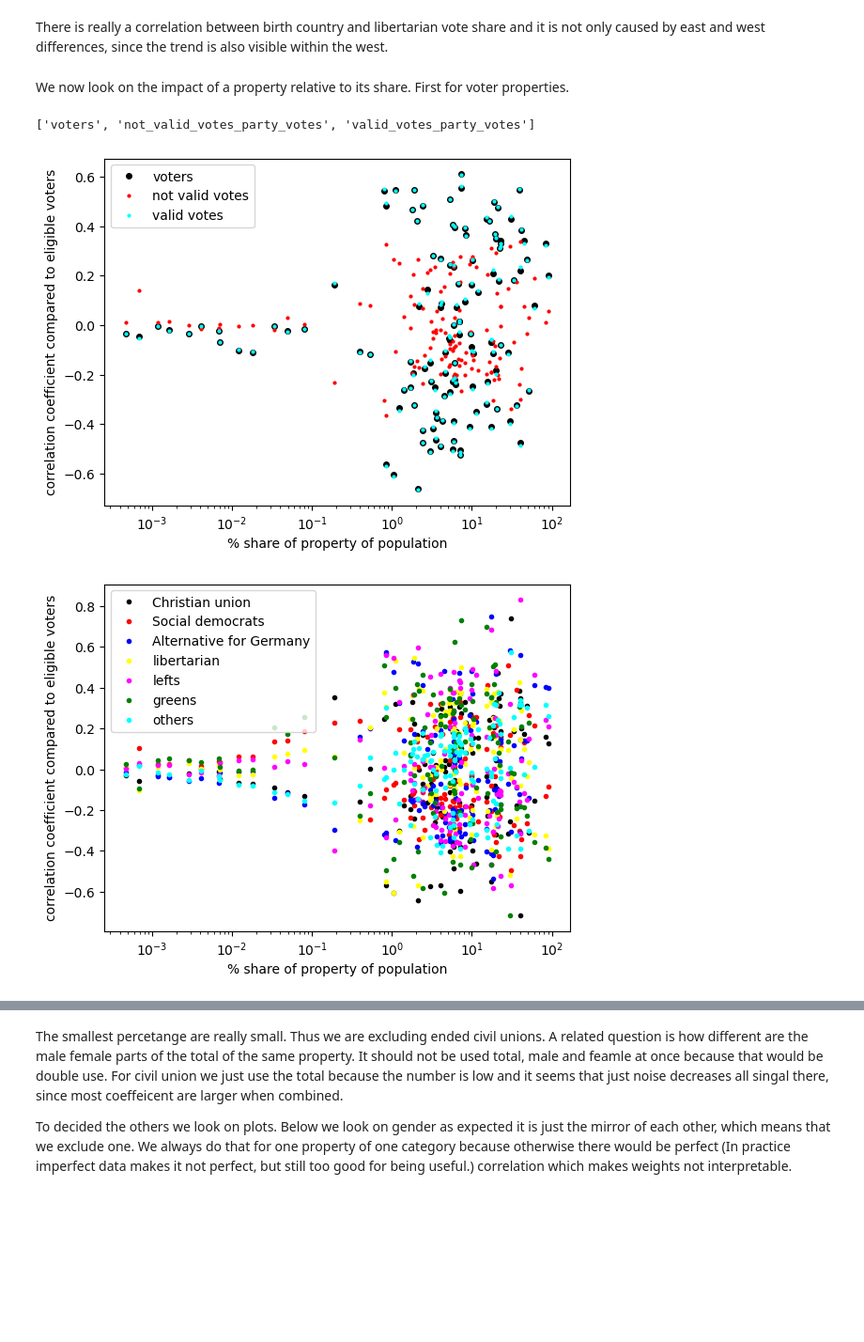
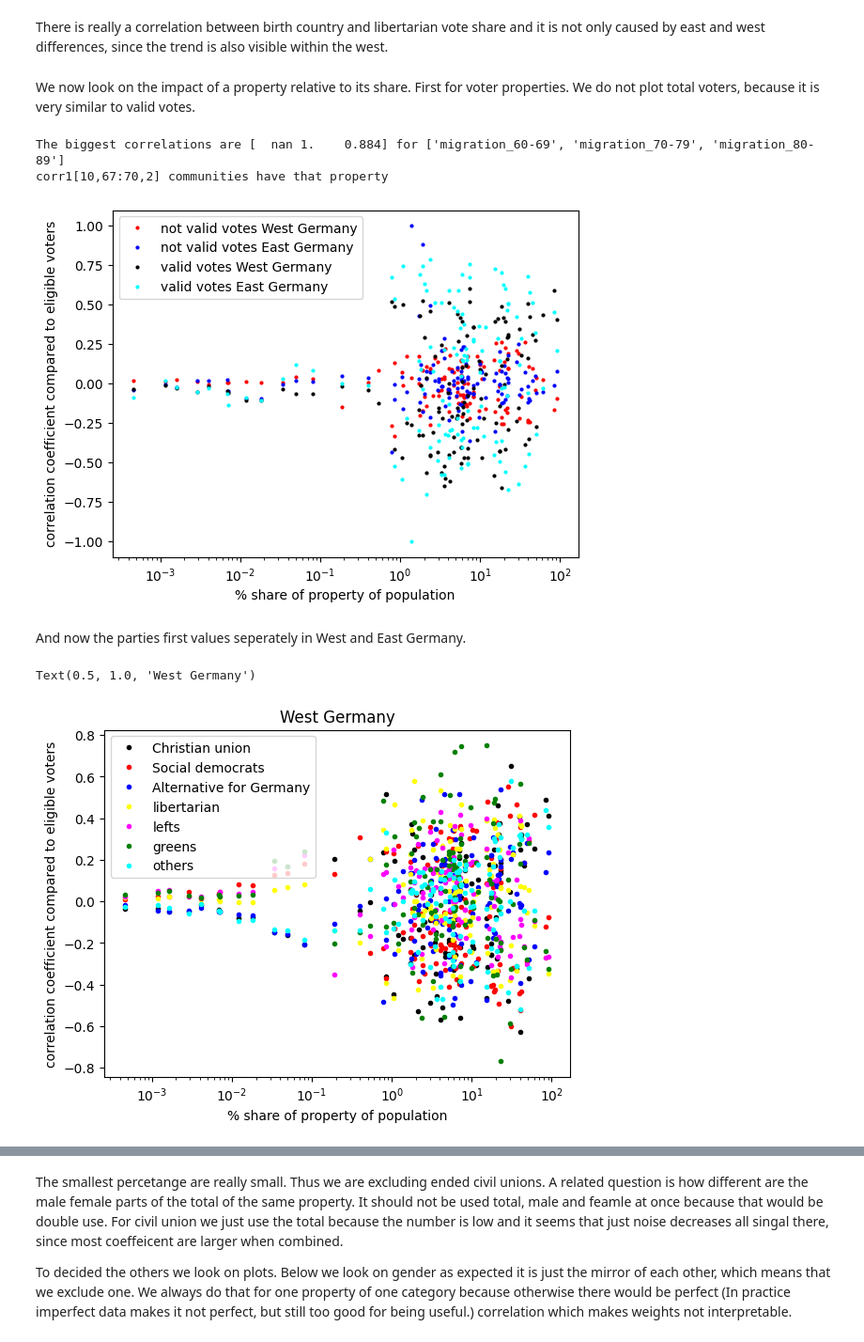
Before and after one commit to tkfritz/Germany-election, a Jupyter notebook: germany_linear.ipynb, the cells around one changed output, grey strips where cells are left out. Shown at 94% size. Cells and saved outputs as stored; diff of their text form; code cells hidden in the pictures; blank space fills up the shorter version.

```diff
--- a/germany_linear.ipynb
+++ b/germany_linear.ipynb
@@ -1193,12 +1273,12 @@ That includes marital status data, age data, citizen data and religion data. It
 # %% [markdown]
 We now add in addition properties above 123, excluding the same types of information. We also exclude categories where the information is avaibale for less than 200 communities.
 # %%
-pop2=np.zeros((3,125))
-pop2[2]=np.arange(0,125,1)
+pop2=np.zeros((3,122))
+pop2[2]=np.arange(0,122,1)
 listg1b=listg1.copy()
 pop2[0,0:57]=pop[0,0:57]
 #to exclude properties are
-listex=['branch_nan','migration_background_all','migration_all_years','migration_56-59','migration_year_nan','migration_regions_nan','employment_status_all','employment_status_male','employment_status_female','profession_status_all','helpers_family','profession_all','agriculture_trained','soldier','branches','in_education_level_total','in_education_primary','in_education_secondary1','in_education_secondary2','in_education_school_form_total','in_education_elementary','in_education_secondary_basic','in_education_secondary_middle','in_education_grammar','in_education_secondary_general','in_education_school_other','profession_education_total','not_and_not_yet_educated','educated_school_15_and_older','school_time_not_finished','middle_secondary','in_grammar_school']
+listex=['branch_nan','migration_background_all','migration_all_years','migration_56-59','migration_year_nan','migration_regions_nan','employment_status_all','employment_status_male','employment_status_female','profession_status_all','helpers_family','profession_all','agriculture_trained','soldier','branches','in_education_level_total','in_education_primary','in_education_secondary1','in_education_secondary2','in_education_school_form_total','in_education_elementary','in_education_secondary_basic','in_education_secondary_middle','in_education_grammar','in_education_secondary_general','in_education_school_other','profession_education_total','not_and_not_yet_educated','educated_school_15_and_older','school_time_not_finished','middle_secondary','in_grammar_school','other_services','sale_car_repaing_dining_traffic_communication','production']
 print(len(listex))
 c2=0
 for i in range (123, len(column_names)):
@@ -1242,9 +1322,9 @@ We are now calculating the correlation for all of them and the votes of the 6 ma
 We add all other parties together to be able to look also on them.
 # %%
 #We get other parties total by using valid votes minus main parties, since requires less operation than adding up all others
-comb1.loc[:,'others_party_votes']=comb1.loc[:,'valid_votes_party_votes']-comb1.loc[:,'christian_unions_party_votes']-comb1.loc[:,'social_democrats_party_votes']-comb1.loc[:,'alternative_for_germany_party_votes']-comb1.loc[:,'libertarians_party_votes']-comb1.loc[:,'greens_party_votes']-comb1.loc[:,'lefts_party_votes']
-comb1.loc[:,'others_person_votes']=comb1.loc[:,'valid_votes_person_votes']-comb1.loc[:,'christian_unions_person_votes']-comb1.loc[:,'social_democrats_person_votes']-comb1.loc[:,'alternative_for_germany_person_votes']-comb1.loc[:,'libertarians_person_votes']-comb1.loc[:,'greens_person_votes']-comb1.loc[:,'lefts_person_votes']
+comb1.loc[:,'others_party_votes']=comb1.loc[:,'valid_party_votes']-comb1.loc[:,'christian_unions_party_votes']-comb1.loc[:,'social_democrats_party_votes']-comb1.loc[:,'alternative_for_germany_party_votes']-comb1.loc[:,'libertarians_party_votes']-comb1.loc[:,'greens_party_votes']-comb1.loc[:,'lefts_party_votes']
+comb1.loc[:,'others_person_votes']=comb1.loc[:,'valid_person_votes']-comb1.loc[:,'christian_unions_person_votes']-comb1.loc[:,'social_democrats_person_votes']-comb1.loc[:,'alternative_for_germany_person_votes']-comb1.loc[:,'libertarians_person_votes']-comb1.loc[:,'greens_person_votes']-comb1.loc[:,'lefts_person_votes']
 
-sel2.loc[:,'others_person_votes']=sel2.loc[:,'valid_votes_person_votes']-sel2.loc[:,'christian_unions_person_votes']-sel2.loc[:,'social_democrats_person_votes']-sel2.loc[:,'alternative_for_germany_person_votes']-sel2.loc[:,'libertarians_person_votes']-sel2.loc[:,'greens_person_votes']-sel2.loc[:,'lefts_person_votes']
-sel2.loc[:,'others_party_votes']=sel2.loc[:,'valid_votes_party_votes']-sel2.loc[:,'christian_unions_party_votes']-sel2.loc[:,'social_democrats_party_votes']-sel2.loc[:,'alternative_for_germany_party_votes']-sel2.loc[:,'libertarians_party_votes']-sel2.loc[:,'greens_party_votes']-sel2.loc[:,'lefts_party_votes']
+sel2.loc[:,'others_person_votes']=sel2.loc[:,'valid_person_votes']-sel2.loc[:,'christian_unions_person_votes']-sel2.loc[:,'social_democrats_person_votes']-sel2.loc[:,'alternative_for_germany_person_votes']-sel2.loc[:,'libertarians_person_votes']-sel2.loc[:,'greens_person_votes']-sel2.loc[:,'lefts_person_votes']
+sel2.loc[:,'others_party_votes']=sel2.loc[:,'valid_party_votes']-sel2.loc[:,'christian_unions_party_votes']-sel2.loc[:,'social_democrats_party_votes']-sel2.loc[:,'alternative_for_germany_party_votes']-sel2.loc[:,'libertarians_party_votes']-sel2.loc[:,'greens_party_votes']-sel2.loc[:,'lefts_party_votes']
 # %% [markdown]
@@ -1252,6 +1332,6 @@ We caluclate all correlations of the fractions relative to eligible voters. Thus
 # %%
 #list of the used parties and voters
-listp=['voters','not_valid_votes_party_votes','valid_votes_party_votes','christian_unions_party_votes','social_democrats_party_votes','alternative_for_germany_party_votes',
+listp=['voters','not_valid_party_votes','valid_party_votes','christian_unions_party_votes','social_democrats_party_votes','alternative_for_germany_party_votes',
 'libertarians_party_votes', 'lefts_party_votes','greens_party_votes','others_party_votes']
 print(listp)
 # %% [output]
@@ -1260,13 +1340,13 @@ print(listp)
 corr1=np.zeros((11,len(listg1b),3))
 
 for j in range(len(listg1b)):
-    print(j)
+    print(j, listg1b[j])
     sel=sel2[(comb1[listg1b[j]]>-0.5) & (comb1['qual_'+listg1b[j]]!=1)].copy()
     selw=sel2[(comb1[listg1b[j]]>-0.5) & (comb1['qual_'+listg1b[j]]!=1) & (comb1['unification']=='West')].copy()
     sele=sel2[(comb1[listg1b[j]]>-0.5) & (comb1['qual_'+listg1b[j]]!=1) & (comb1['unification']=='East')].copy()
-    corr1[i,10,0]=len(sel)
-    corr1[i,10,1]=len(selw)
-    corr1[i,10,2]=len(sele)
+    corr1[10,j,0]=len(sel)
+    corr1[10,j,1]=len(selw)
+    corr1[10,j,2]=len(sele)
     for i in range(10):
         s1=sel[listp[i]]/sel['eligible_voters']
         s2=sel[listg1b[j]]/sel['population']
@@ -1362,31 +1525,39 @@ The smallest absolute correlation is usually for properties which are rare like
 # %% [markdown]
 There is really a correlation between birth country and libertarian vote share and it is not only caused by east and west differences, since the trend is also visible within the west.
 # %% [markdown]
-We now look on the impact of a property relative to its share. First for voter properties.
+We now look on the impact of a property relative to its share. First for voter properties. We do not plot total voters, because it is very similar to valid votes.
 # %%
-print(listp[0:3])
-plt.plot(100*pop2[1],corr1[0],'o',ms=4,color='black',label='voters')
-plt.plot(100*pop2[1],corr1[1],'o',ms=2,color='red',label='not valid votes')
-plt.plot(100*pop2[1],corr1[2],'o',ms=2,color='cyan',label='valid votes')
+#is full german share not eats/west part share
+plt.plot(100*pop2[1],corr1[1,:,1],'o',ms=2,color='red',label='not valid votes West Germany')
+plt.plot(100*pop2[1],corr1[1,:,2],'o',ms=2,color='blue',label='not valid votes East Germany')
+plt.plot(100*pop2[1],corr1[2,:,1],'o',ms=2,color='black',label='valid votes West Germany')
+plt.plot(100*pop2[1],corr1[2,:,2],'o',ms=2,color='cyan',label='valid votes East Germany')
 plt.legend(loc="best")
 plt.xlabel("% share of property of population")
 plt.ylabel("correlation coefficient compared to eligible voters")
 plt.xscale("log")
 #plt.yscale("log")
+print(f"The biggest correlations are {np.round(corr1[1,67:70,2],3)} for {listg1b[67:70]}")
+print(f"corr1[10,67:70,2] communities have that property")
 # %% [output]
-['voters', 'not_valid_votes_party_votes', 'valid_votes_party_votes']
+The biggest correlations are [  nan 1.    0.884] for ['migration_60-69', 'migration_70-79', 'migration_80-89']
+corr1[10,67:70,2] communities have that property
-[figure, old version]
+[figure, new version]
+# %% [markdown]
+And now the parties first values seperately in West and East Germany.
 # %%
-plt.plot(100*pop2[1],(corr1[3]),'o',ms=3,color='black',label='Christian union')
-plt.plot(100*pop2[1],(corr1[4]),'o',ms=3,color='red',label='Social democrats')
-plt.plot(100*pop2[1],corr1[5],'o',ms=3,color='blue',label='Alternative for Germany')
-plt.plot(100*pop2[1],corr1[6],'o',ms=3,color='yellow',label='libertarian')
-plt.plot(100*pop2[1],corr1[7],'o',ms=3,color='magenta',label='lefts')
-plt.plot(100*pop2[1],corr1[8],'o',ms=3,color='green',label='greens')
-plt.plot(100*pop2[1],corr1[9],'o',ms=3,color='cyan',label='others')
+plt.plot(100*pop2[1],(corr1[3,:,1]),'o',ms=3,color='black',label='Christian union')
+plt.plot(100*pop2[1],(corr1[4,:,1]),'o',ms=3,color='red',label='Social democrats')
+plt.plot(100*pop2[1],corr1[5,:,1],'o',ms=3,color='blue',label='Alternative for Germany')
+plt.plot(100*pop2[1],corr1[6,:,1],'o',ms=3,color='yellow',label='libertarian')
+plt.plot(100*pop2[1],corr1[7,:,1],'o',ms=3,color='magenta',label='lefts')
+plt.plot(100*pop2[1],corr1[8,:,1],'o',ms=3,color='green',label='greens')
+plt.plot(100*pop2[1],corr1[9,:,1],'o',ms=3,color='cyan',label='others')
 plt.legend(loc="best")
 plt.xlabel("% share of property of population")
 plt.ylabel("correlation coefficient compared to eligible voters")
 plt.xscale("log")
+plt.title("West Germany")
 # %% [output]
+Text(0.5, 1.0, 'West Germany')
-[figure, old version]
+[figure, new version]
```
Also changed, not shown: parts of 94 cells of this notebook.
